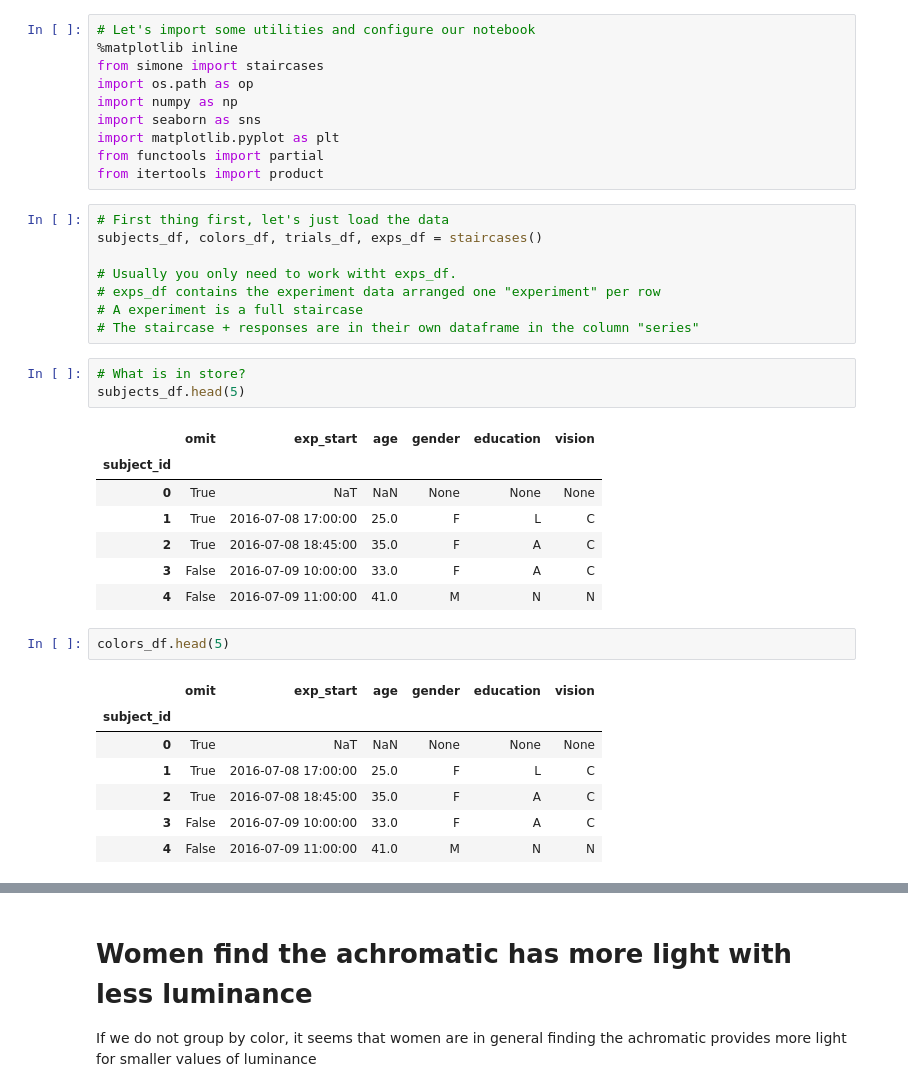
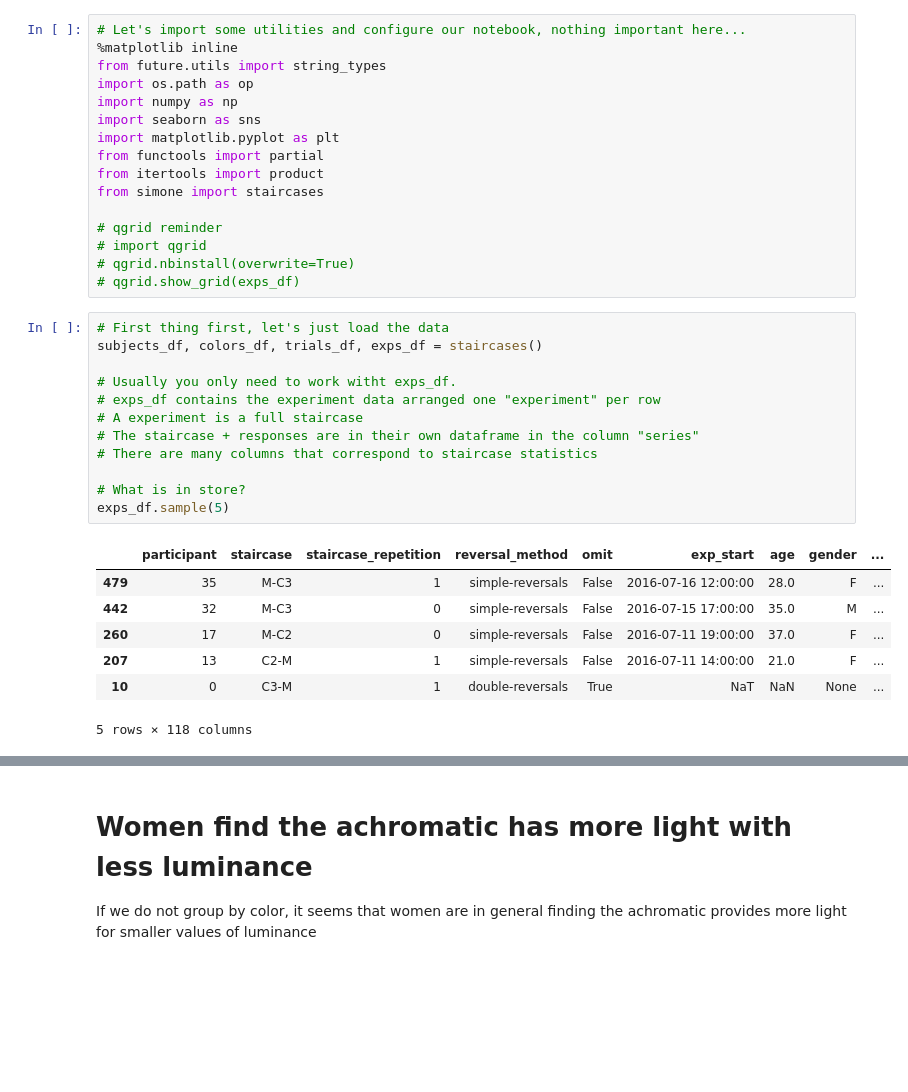
Before and after one commit to sdvillal/master-simone, a Jupyter notebook: index.ipynb, the cells around one changed output, grey strips where cells are left out. Cells and saved outputs as stored; diff of their text form; blank space fills up the shorter version.

Commit message:
simplify notebook

```diff
--- a/index.ipynb
+++ b/index.ipynb
@@ -1,39 +1,36 @@
 # %%
-# Let's import some utilities and configure our notebook
+# Let's import some utilities and configure our notebook, nothing important here...
 %matplotlib inline
-from simone import staircases
+from future.utils import string_types
 import os.path as op
 import numpy as np
 import seaborn as sns
 import matplotlib.pyplot as plt
 from functools import partial
 from itertools import product
+from simone import staircases
+
+# qgrid reminder
+# import qgrid
+# qgrid.nbinstall(overwrite=True)
+# qgrid.show_grid(exps_df)
 # %%
 # First thing first, let's just load the data
 subjects_df, colors_df, trials_df, exps_df = staircases()
 
 # Usually you only need to work witht exps_df.
 # exps_df contains the experiment data arranged one "experiment" per row
 # A experiment is a full staircase
 # The staircase + responses are in their own dataframe in the column "series"
+# There are many columns that correspond to staircase statistics
+
+# What is in store?
+exps_df.sample(5)
+# %% [output]
+|  | participant | staircase | staircase_repetition | reversal_method | omit | exp_start | age | gender | ... |
+| 479 | 35 | M-C3 | 1 | simple-reversals | False | 2016-07-16 12:00:00 | 28.0 | F | ... |
+| 442 | 32 | M-C3 | 0 | simple-reversals | False | 2016-07-15 17:00:00 | 35.0 | M | ... |
+| 260 | 17 | M-C2 | 0 | simple-reversals | False | 2016-07-11 19:00:00 | 37.0 | F | ... |
+| 207 | 13 | C2-M | 1 | simple-reversals | False | 2016-07-11 14:00:00 | 21.0 | F | ... |
+| 10 | 0 | C3-M | 1 | double-reversals | True | NaT | NaN | None | ... |
+5 rows × 118 columns
-# %%
-# What is in store?
-subjects_df.head(5)
-# %% [output]
-|  | omit | exp_start | age | gender | education | vision |
-| subject_id |  |  |  |  |  |  |
-| 0 | True | NaT | NaN | None | None | None |
-| 1 | True | 2016-07-08 17:00:00 | 25.0 | F | L | C |
-| 2 | True | 2016-07-08 18:45:00 | 35.0 | F | A | C |
-| 3 | False | 2016-07-09 10:00:00 | 33.0 | F | A | C |
-| 4 | False | 2016-07-09 11:00:00 | 41.0 | M | N | N |
-# %%
-colors_df.head(5)
-# %% [output]
-|  | omit | exp_start | age | gender | education | vision |
-| subject_id |  |  |  |  |  |  |
-| 0 | True | NaT | NaN | None | None | None |
-| 1 | True | 2016-07-08 17:00:00 | 25.0 | F | L | C |
-| 2 | True | 2016-07-08 18:45:00 | 35.0 | F | A | C |
-| 3 | False | 2016-07-09 10:00:00 | 33.0 | F | A | C |
-| 4 | False | 2016-07-09 11:00:00 | 41.0 | M | N | N |
```
Also changed, not shown: parts of 10 cells of this notebook.
